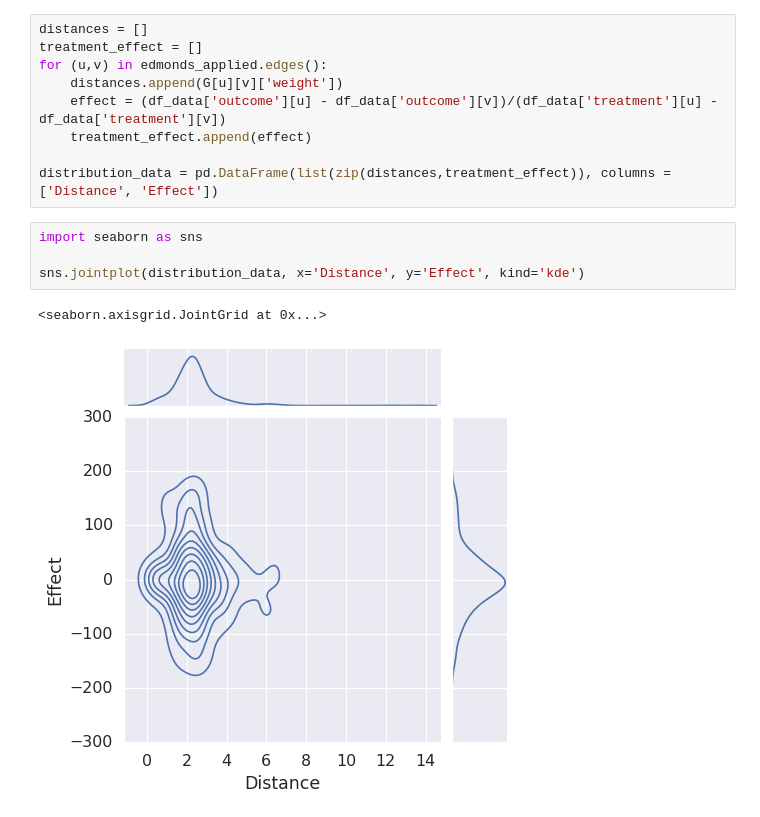
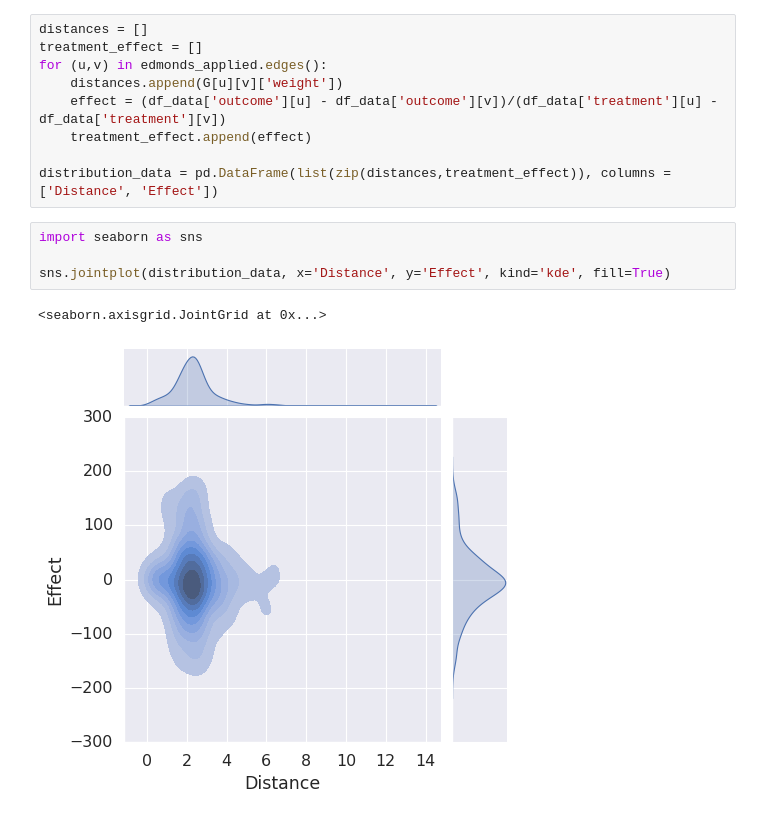
Before and after one commit to bramvankooten/urban-computing, a Jupyter notebook: propensity_scores.ipynb, the cells around one changed output. Saved outputs shown, nothing was run; the diff lists cells and outputs as text.

```diff
--- a/propensity_scores.ipynb
+++ b/propensity_scores.ipynb
@@ -218,7 +222,7 @@ distribution_data = pd.DataFrame(list(zip(distances,treatment_effect)), columns
 # %%
 import seaborn as sns
 
-sns.jointplot(distribution_data, x='Distance', y='Effect', kind='kde')
+sns.jointplot(distribution_data, x='Distance', y='Effect', kind='kde', fill=True)
 # %% [output]
 <seaborn.axisgrid.JointGrid at 0x...>
-[figure, old version]
+[figure, new version]
```
Also changed, not shown: parts of 2 cells of this notebook.
